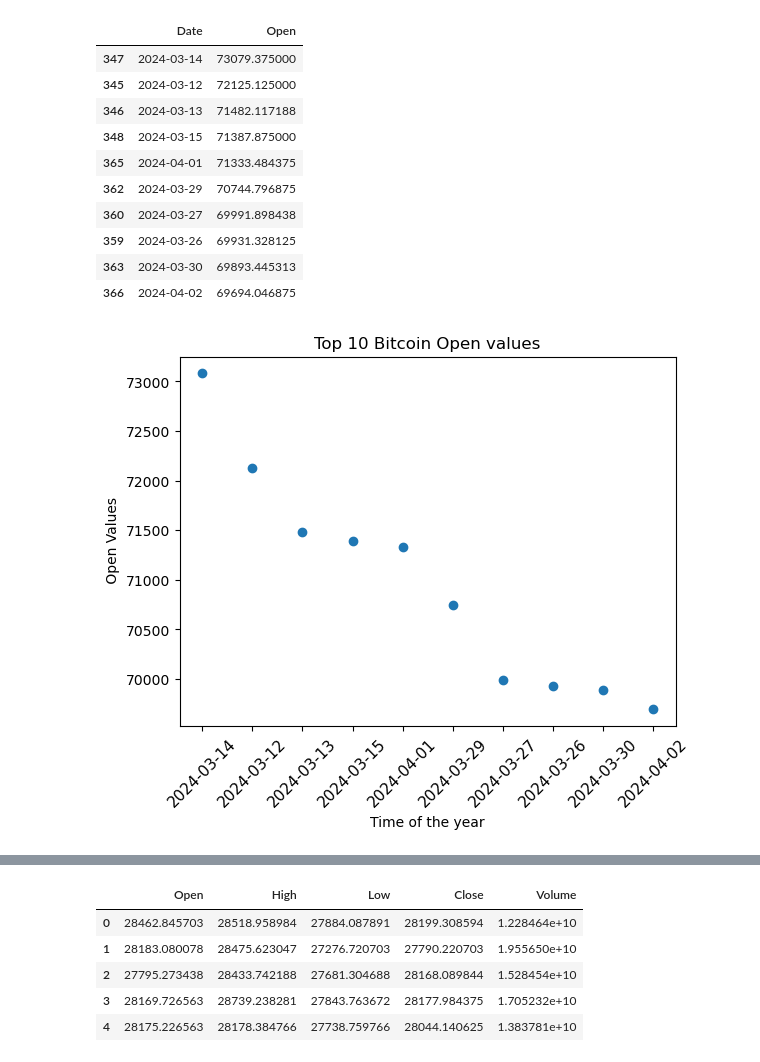
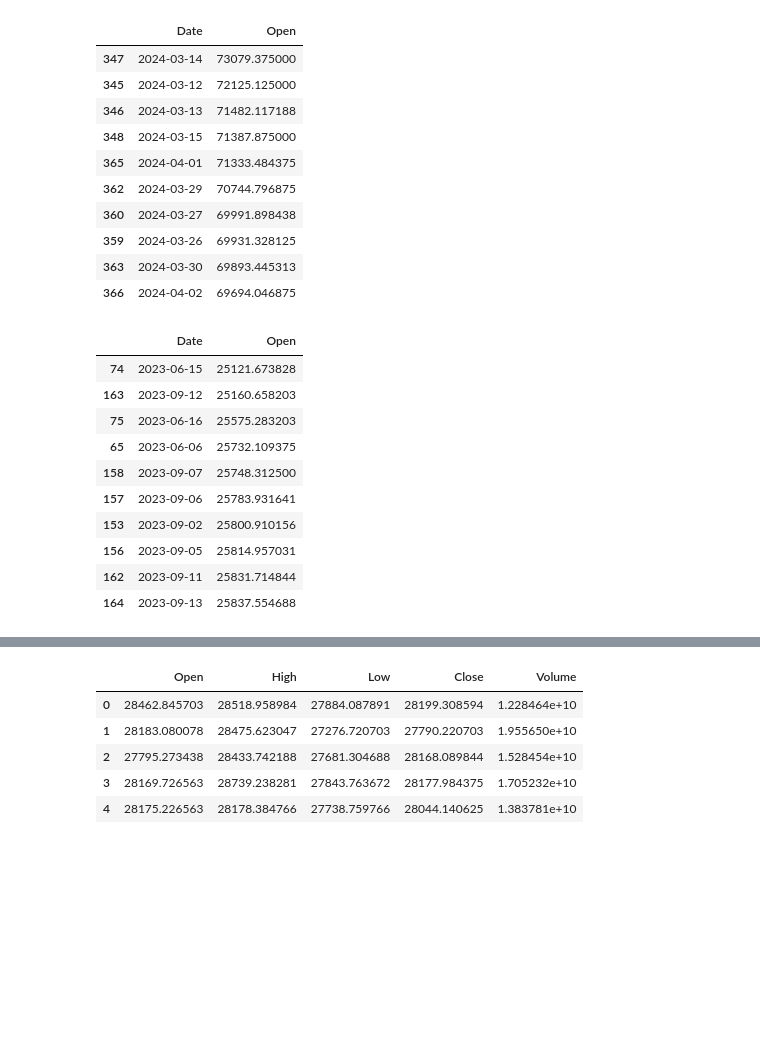
Before and after one commit to TatiHelena/ML_for_Business, a Jupyter notebook: TatianeHAlves_HDFT_MLforBusiness_CA1_24.ipynb, the cells around one changed output, grey strips where cells are left out. Drawn from its saved outputs; the diff is of its cells as text; code cells hidden in the pictures; blank space fills up the shorter version.

```diff
--- a/TatianeHAlves_HDFT_MLforBusiness_CA1_24.ipynb
+++ b/TatianeHAlves_HDFT_MLforBusiness_CA1_24.ipynb
@@ -152,19 +152,24 @@ top10_open[['Date', 'Open']].head(10)
 | 359 | 2024-03-26 | 69931.328125 |
 | 363 | 2024-03-30 | 69893.445313 |
 | 366 | 2024-04-02 | 69694.046875 |
-# %%
-# Plot the Clusters
-plt.scatter(top10_open['Date'], top10_open['Open'], marker="o",cmap="bwr_r")
-
-# Set title of the plot
-plt.title('Top 10 Bitcoin Open values')
-# Set x-axis label
-plt.xlabel('Time of the year')
-# Set y-axis label
-plt.ylabel(' Open Values')
-#
-plt.xticks(rotation = 45, fontsize= 11)
-# Display the plot
-plt.show()
-# %% [output]
-[figure, removed]
+# %%
+# Sort the data according to 'Open' column
+low_df = df.sort_values(by='Open')
+
+# Select the top 10 results
+top10_low = low_df.head(10)
+
+# Visualising the top 10 values
+top10_low[['Date', 'Open']].head(10)
+# %% [output]
+|  | Date | Open |
+| 74 | 2023-06-15 | 25121.673828 |
+| 163 | 2023-09-12 | 25160.658203 |
+| 75 | 2023-06-16 | 25575.283203 |
+| 65 | 2023-06-06 | 25732.109375 |
+| 158 | 2023-09-07 | 25748.312500 |
+| 157 | 2023-09-06 | 25783.931641 |
+| 153 | 2023-09-02 | 25800.910156 |
+| 156 | 2023-09-05 | 25814.957031 |
+| 162 | 2023-09-11 | 25831.714844 |
+| 164 | 2023-09-13 | 25837.554688 |
```
Also changed, not shown: parts of 45 cells of this notebook.
